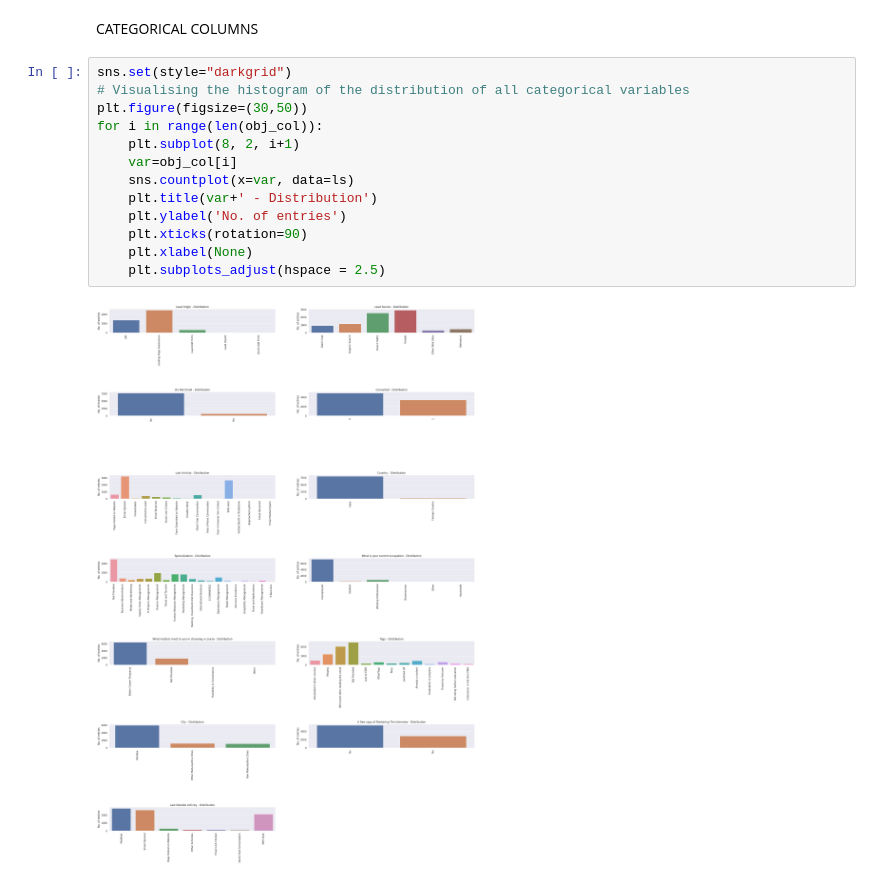
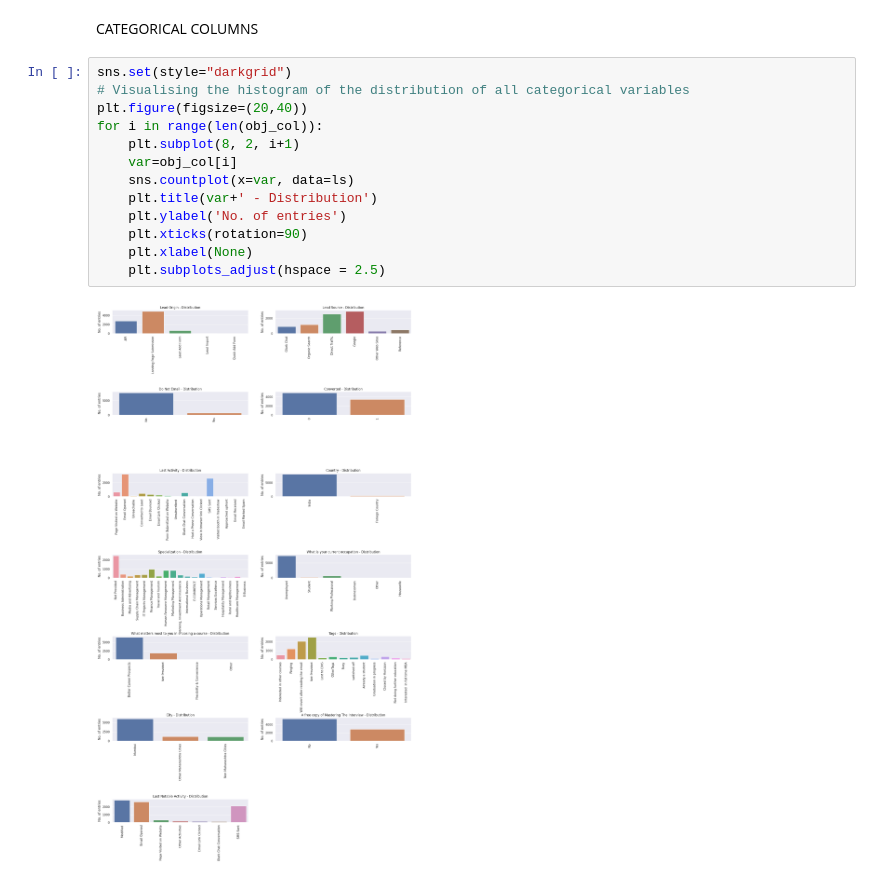
Before and after one commit to AnuAsai22/Lead_Scoring_CaseStudy, a Jupyter notebook: Lead_Scoring_AnuFinal.ipynb, the cells around one changed output. Saved outputs shown, nothing was run; the diff lists cells and outputs as text.

```diff
--- a/Lead_Scoring_AnuFinal.ipynb
+++ b/Lead_Scoring_AnuFinal.ipynb
@@ -991,17 +991,17 @@ CATEGORICAL COLUMNS
 # %%
 sns.set(style="darkgrid")
 # Visualising the histogram of the distribution of all categorical variables
-plt.figure(figsize=(30,50))
+plt.figure(figsize=(20,40))
 for i in range(len(obj_col)):
     plt.subplot(8, 2, i+1)
     var=obj_col[i]
     sns.countplot(x=var, data=ls)
     plt.title(var+' - Distribution')
     plt.ylabel('No. of entries')
     plt.xticks(rotation=90)
     plt.xlabel(None)
     plt.subplots_adjust(hspace = 2.5)
 # %% [output]
-[figure, old version]
+[figure, new version]
 # %% [markdown]
 Observations:
```
Also changed, not shown: parts of 2 cells of this notebook.
